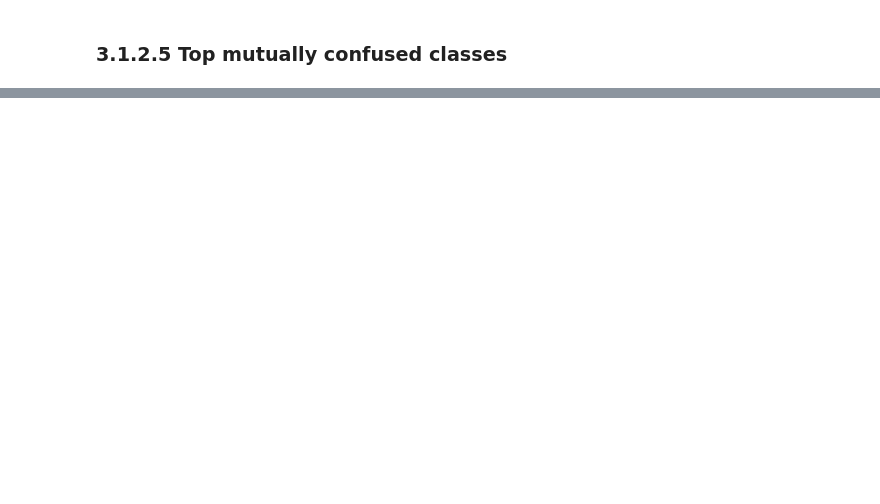
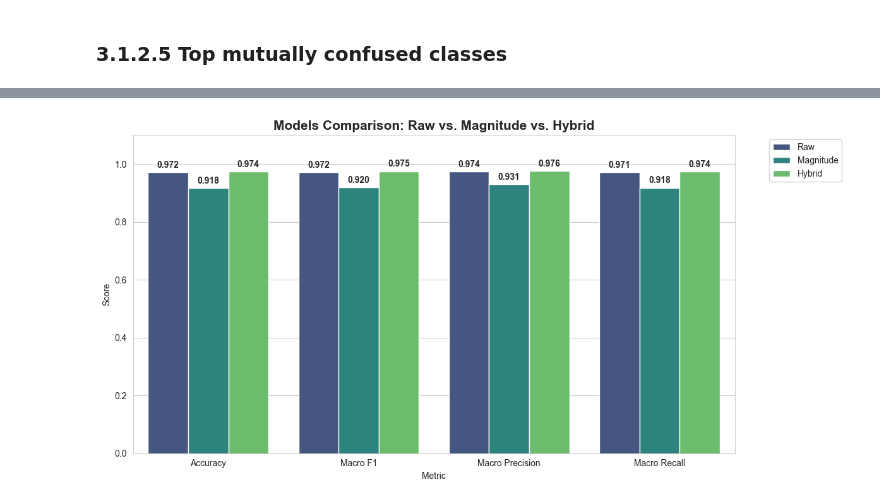
Before and after one commit to StanislawKrupa/ISA_II_projekt_main, a Jupyter notebook: neural_network_showcase_vol1.ipynb, the cells around one changed output, grey strips where cells are left out. Drawn from its saved outputs; the diff is of its cells as text; code cells hidden in the pictures; blank space fills up the shorter version.

```diff
--- a/neural_network_showcase_vol1.ipynb
+++ b/neural_network_showcase_vol1.ipynb
@@ -813,0 +866,21 @@ plot_top_mutual_confusions(Y_hybrid_test, predictions_hybrid, activity_map, top_
+# %%
+X_raw, Y_raw, lengths_raw, _ = prepare_har_dataset(dataset_path, mode="raw", shuffle=False)
+X_mag, Y_mag, lengths_mag, _ = prepare_har_dataset(dataset_path, mode="mag", shuffle=False)
+X_hybrid, Y_hybrid, lengths_hybrid, _ = prepare_har_dataset(dataset_path, mode="hybrid", shuffle=False)
+# %%
+X_train_raw, X_test_raw, Y_train_raw, Y_test_raw, lengths_train_raw, lengths_test_raw = train_test_split(
+    X_raw, Y_raw, lengths_raw, test_size=0.2, random_state=2
+)
+X_train_mag, X_test_mag, Y_train_mag, Y_test_mag, lengths_train_mag, lengths_test_mag = train_test_split(
+    X_mag, Y_mag, lengths_mag, test_size=0.2, random_state=2
+)
+X_train_hybrid, X_test_hybrid, Y_train_hybrid, Y_test_hybrid, lengths_train_hybrid, lengths_test_hybrid = (
+    train_test_split(X_hybrid, Y_hybrid, lengths_hybrid, test_size=0.2, random_state=2)
+)
+# %%
+Y_train_raw = to_one_hot(Y_train_raw, num_classes)
+Y_test_raw = to_one_hot(Y_test_raw, num_classes)
+Y_train_mag = to_one_hot(Y_train_mag, num_classes)
+Y_test_mag = to_one_hot(Y_test_mag, num_classes)
+Y_train_hybrid = to_one_hot(Y_train_hybrid, num_classes)
+Y_test_hybrid = to_one_hot(Y_test_hybrid, num_classes)
@@ -813,0 +951,4 @@ plot_top_mutual_confusions(Y_hybrid_test, predictions_hybrid, activity_map, top_
+# %%
+plot_global_comparison(report)
+# %% [output]
+[figure, added]
```
Also changed, not shown: parts of 104 cells of this notebook, 4 other files.
